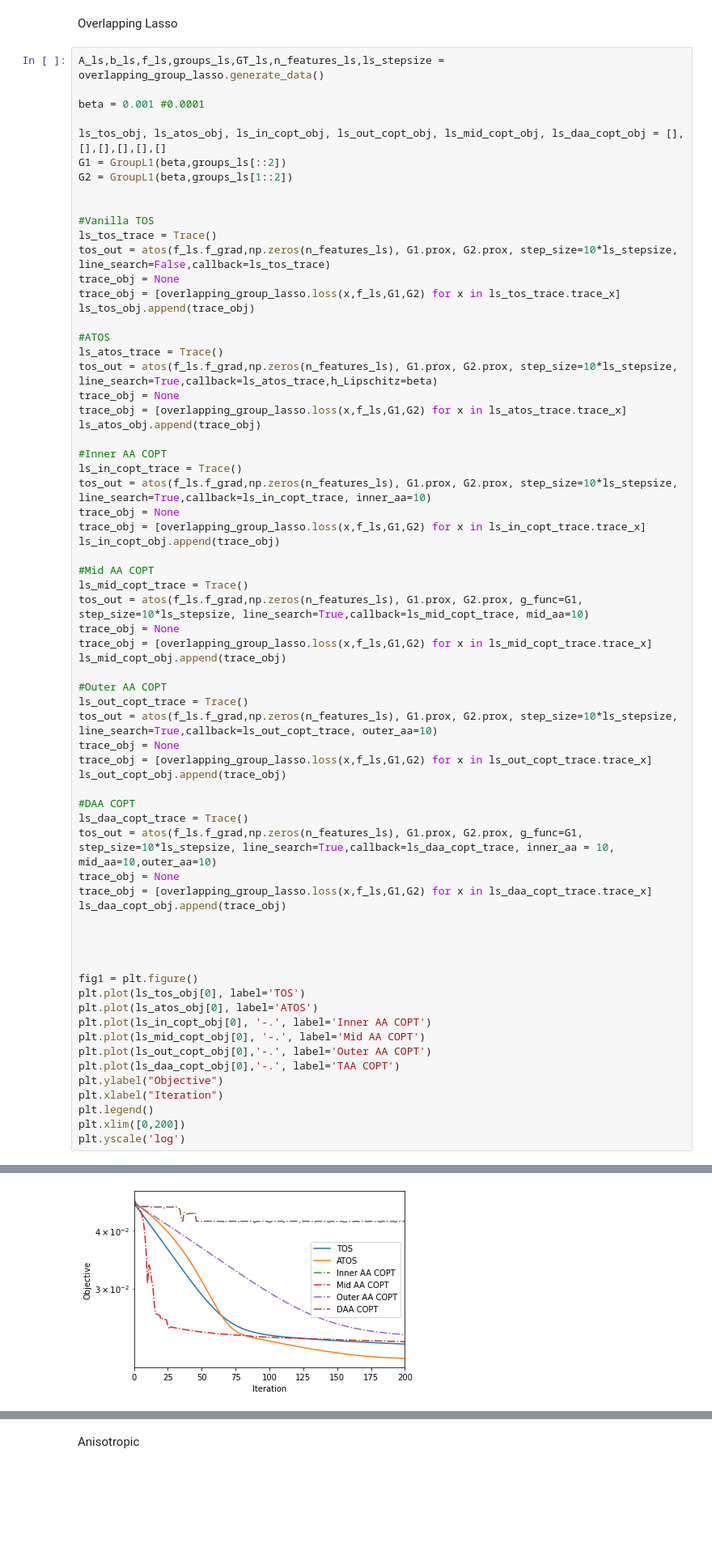
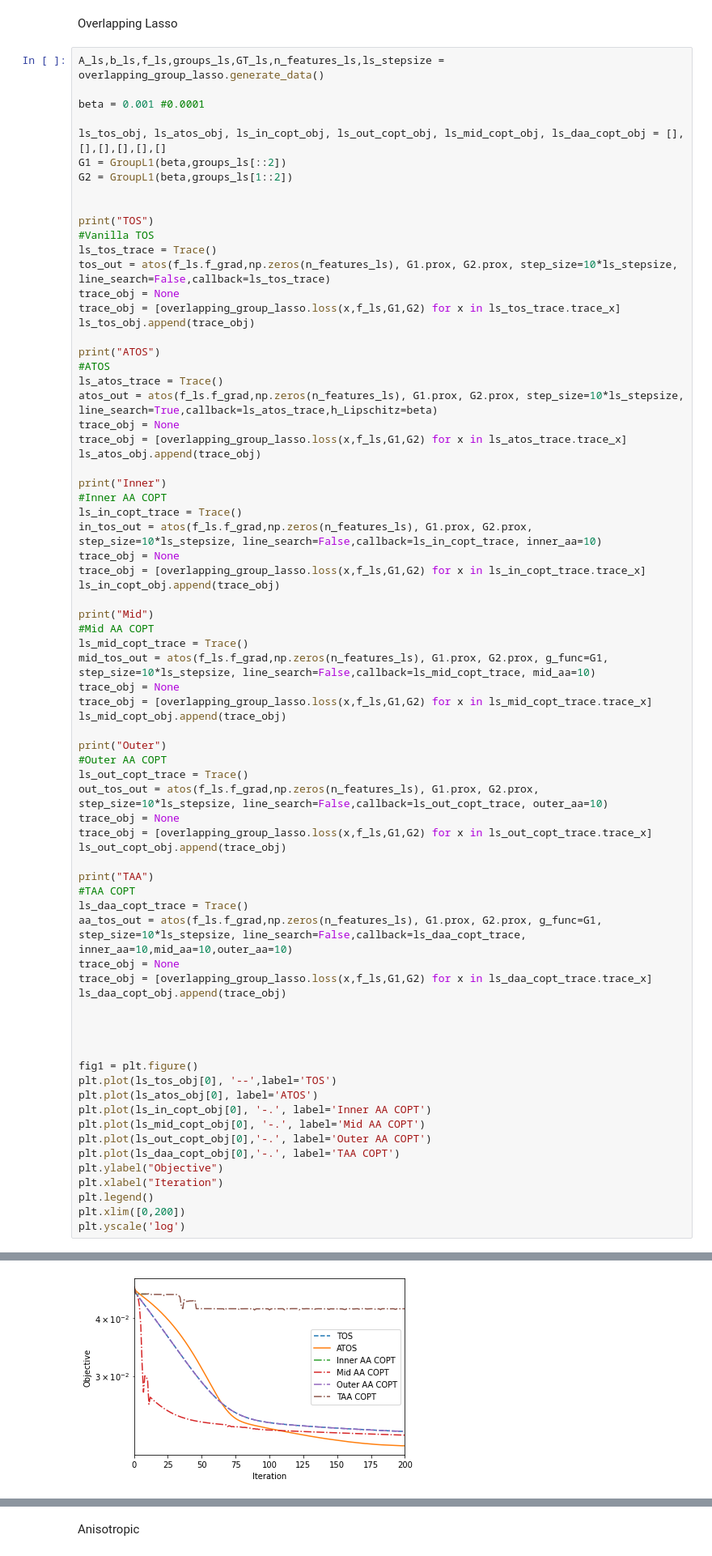
Before and after one commit to hansolsuh/aa_tos, a Jupyter notebook: AATOS.ipynb, the cells around one changed output, grey strips where cells are left out. Shown: that part at 81% size. Drawn from its saved outputs; the diff is of its cells as text; blank space fills up the shorter version.

```diff
--- a/AATOS.ipynb
+++ b/AATOS.ipynb
@@ -304,6 +301,7 @@ G1 = GroupL1(beta,groups_ls[::2])
 G2 = GroupL1(beta,groups_ls[1::2])
 
 
+print("TOS")
 #Vanilla TOS
 ls_tos_trace = Trace()
 tos_out = atos(f_ls.f_grad,np.zeros(n_features_ls), G1.prox, G2.prox, step_size=10*ls_stepsize, line_search=False,callback=ls_tos_trace)
@@ -311,37 +309,42 @@ trace_obj = None
 trace_obj = [overlapping_group_lasso.loss(x,f_ls,G1,G2) for x in ls_tos_trace.trace_x]
 ls_tos_obj.append(trace_obj)
 
+print("ATOS")
 #ATOS
 ls_atos_trace = Trace()
-tos_out = atos(f_ls.f_grad,np.zeros(n_features_ls), G1.prox, G2.prox, step_size=10*ls_stepsize, line_search=True,callback=ls_atos_trace,h_Lipschitz=beta)
+atos_out = atos(f_ls.f_grad,np.zeros(n_features_ls), G1.prox, G2.prox, step_size=10*ls_stepsize, line_search=True,callback=ls_atos_trace,h_Lipschitz=beta)
 trace_obj = None
 trace_obj = [overlapping_group_lasso.loss(x,f_ls,G1,G2) for x in ls_atos_trace.trace_x]
 ls_atos_obj.append(trace_obj)
 
+print("Inner")
 #Inner AA COPT
 ls_in_copt_trace = Trace()
-tos_out = atos(f_ls.f_grad,np.zeros(n_features_ls), G1.prox, G2.prox, step_size=10*ls_stepsize, line_search=True,callback=ls_in_copt_trace, inner_aa=10)
+in_tos_out = atos(f_ls.f_grad,np.zeros(n_features_ls), G1.prox, G2.prox, step_size=10*ls_stepsize, line_search=False,callback=ls_in_copt_trace, inner_aa=10)
 trace_obj = None
 trace_obj = [overlapping_group_lasso.loss(x,f_ls,G1,G2) for x in ls_in_copt_trace.trace_x]
 ls_in_copt_obj.append(trace_obj)
 
+print("Mid")
 #Mid AA COPT
 ls_mid_copt_trace = Trace()
-tos_out = atos(f_ls.f_grad,np.zeros(n_features_ls), G1.prox, G2.prox, g_func=G1, step_size=10*ls_stepsize, line_search=True,callback=ls_mid_copt_trace, mid_aa=10)
+mid_tos_out = atos(f_ls.f_grad,np.zeros(n_features_ls), G1.prox, G2.prox, g_func=G1, step_size=10*ls_stepsize, line_search=False,callback=ls_mid_copt_trace, mid_aa=10)
 trace_obj = None
 trace_obj = [overlapping_group_lasso.loss(x,f_ls,G1,G2) for x in ls_mid_copt_trace.trace_x]
 ls_mid_copt_obj.append(trace_obj)
 
+print("Outer")
 #Outer AA COPT
 ls_out_copt_trace = Trace()
-tos_out = atos(f_ls.f_grad,np.zeros(n_features_ls), G1.prox, G2.prox, step_size=10*ls_stepsize, line_search=True,callback=ls_out_copt_trace, outer_aa=10)
+out_tos_out = atos(f_ls.f_grad,np.zeros(n_features_ls), G1.prox, G2.prox, step_size=10*ls_stepsize, line_search=False,callback=ls_out_copt_trace, outer_aa=10)
 trace_obj = None
 trace_obj = [overlapping_group_lasso.loss(x,f_ls,G1,G2) for x in ls_out_copt_trace.trace_x]
 ls_out_copt_obj.append(trace_obj)
 
-#DAA COPT
+print("TAA")
+#TAA COPT
 ls_daa_copt_trace = Trace()
-tos_out = atos(f_ls.f_grad,np.zeros(n_features_ls), G1.prox, G2.prox, g_func=G1, step_size=10*ls_stepsize, line_search=True,callback=ls_daa_copt_trace, inner_aa = 10, mid_aa=10,outer_aa=10)
+aa_tos_out = atos(f_ls.f_grad,np.zeros(n_features_ls), G1.prox, G2.prox, g_func=G1, step_size=10*ls_stepsize, line_search=False,callback=ls_daa_copt_trace, inner_aa=10,mid_aa=10,outer_aa=10)
 trace_obj = None
 trace_obj = [overlapping_group_lasso.loss(x,f_ls,G1,G2) for x in ls_daa_copt_trace.trace_x]
 ls_daa_copt_obj.append(trace_obj)
@@ -350,7 +353,7 @@ ls_daa_copt_obj.append(trace_obj)
 
 
 fig1 = plt.figure()
-plt.plot(ls_tos_obj[0], label='TOS')
+plt.plot(ls_tos_obj[0], '--',label='TOS')
 plt.plot(ls_atos_obj[0], label='ATOS')
 plt.plot(ls_in_copt_obj[0], '-.', label='Inner AA COPT')
 plt.plot(ls_mid_copt_obj[0], '-.', label='Mid AA COPT')
@@ -365 +374 @@ plt.yscale('log')
-[figure, old version]
+[figure, new version]
```
Also changed, not shown: parts of 7 cells of this notebook.
